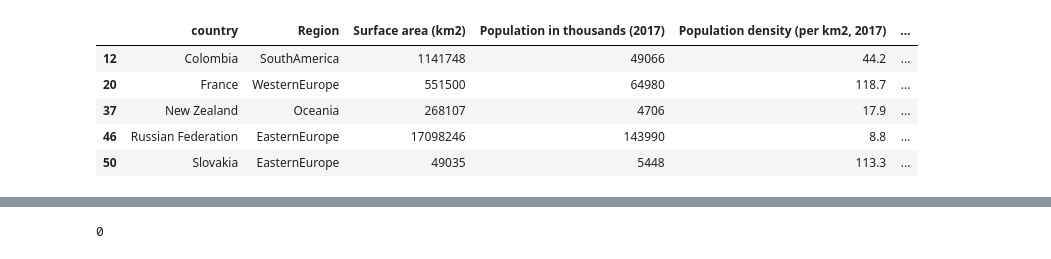
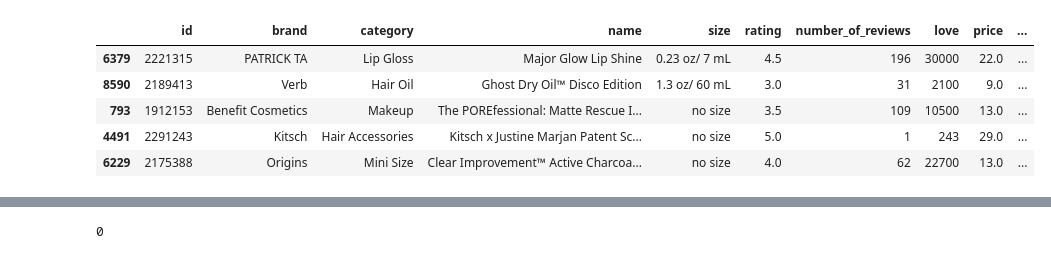
Before and after one commit to NataliaBarquin/Adalab_Pair_programming_5_machine_learning, a Jupyter notebook: Pair_ML_Intro.ipynb, the cells around one changed output, grey strips where cells are left out. Drawn from its saved outputs; the diff is of its cells as text; code cells hidden in the pictures.

```diff
--- a/Pair_ML_Intro.ipynb
+++ b/Pair_ML_Intro.ipynb
@@ -4,15 +5,15 @@ import sidetable as stb
 
 pd.options.display.max_columns = None
 # %%
-df = pd.read_csv("data/soci_econ_country_profiles.csv", index_col = 0)
+df = pd.read_csv("data/sephora_website_dataset.csv")
 df.sample(5)
 # %% [output]
-|  | country | Region | Surface area (km2) | Population in thousands (2017) | Population density (per km2, 2017) | ... |
-| 12 | Colombia | SouthAmerica | 1141748 | 49066 | 44.2 | ... |
-| 20 | France | WesternEurope | 551500 | 64980 | 118.7 | ... |
-| 37 | New Zealand | Oceania | 268107 | 4706 | 17.9 | ... |
-| 46 | Russian Federation | EasternEurope | 17098246 | 143990 | 8.8 | ... |
-| 50 | Slovakia | EasternEurope | 49035 | 5448 | 113.3 | ... |
+|  | id | brand | category | name | size | rating | number_of_reviews | love | price | ... |
+| 6379 | 2221315 | PATRICK TA | Lip Gloss | Major Glow Lip Shine | 0.23 oz/ 7 mL | 4.5 | 196 | 30000 | 22.0 | ... |
+| 8590 | 2189413 | Verb | Hair Oil | Ghost Dry Oil™ Disco Edition | 1.3 oz/ 60 mL | 3.0 | 31 | 2100 | 9.0 | ... |
+| 793 | 1912153 | Benefit Cosmetics | Makeup | The POREfessional: Matte Rescue I... | no size | 3.5 | 109 | 10500 | 13.0 | ... |
+| 4491 | 2291243 | Kitsch | Hair Accessories | Kitsch x Justine Marjan Patent Sc... | no size | 5.0 | 1 | 243 | 29.0 | ... |
+| 6229 | 2175388 | Origins | Mini Size | Clear Improvement™ Active Charcoa... | no size | 4.0 | 62 | 22700 | 13.0 | ... |
 # %%
 df.columns
 # %% [output]
```
Also changed, not shown: parts of 13 cells of this notebook.
